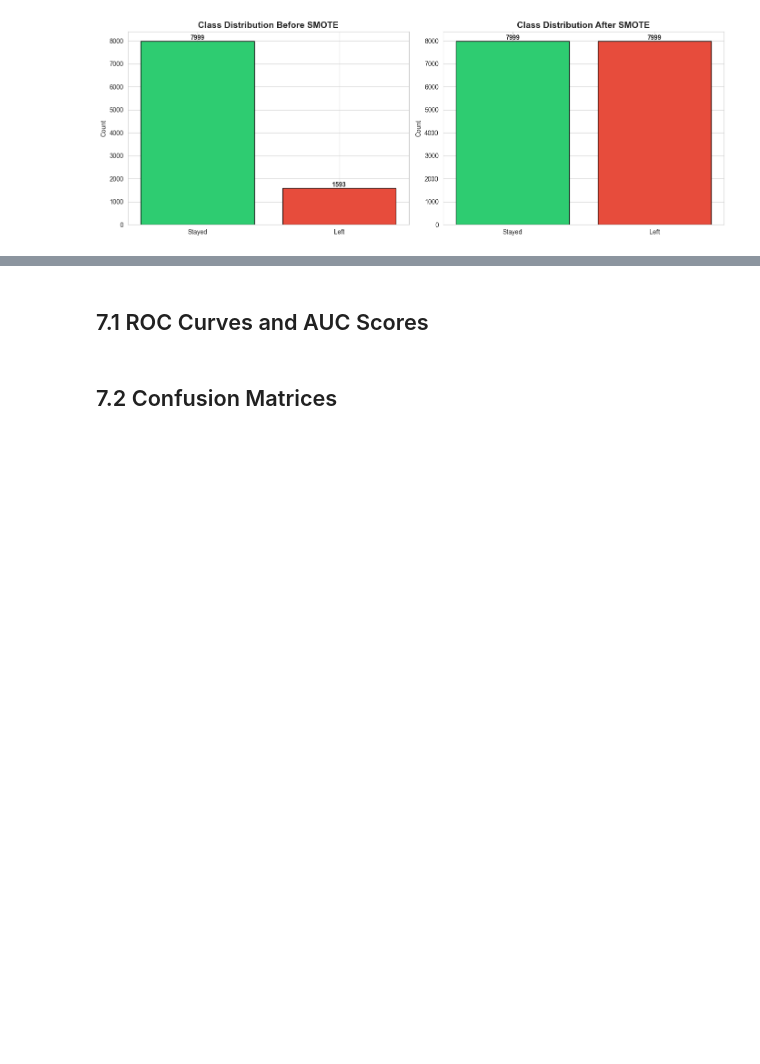
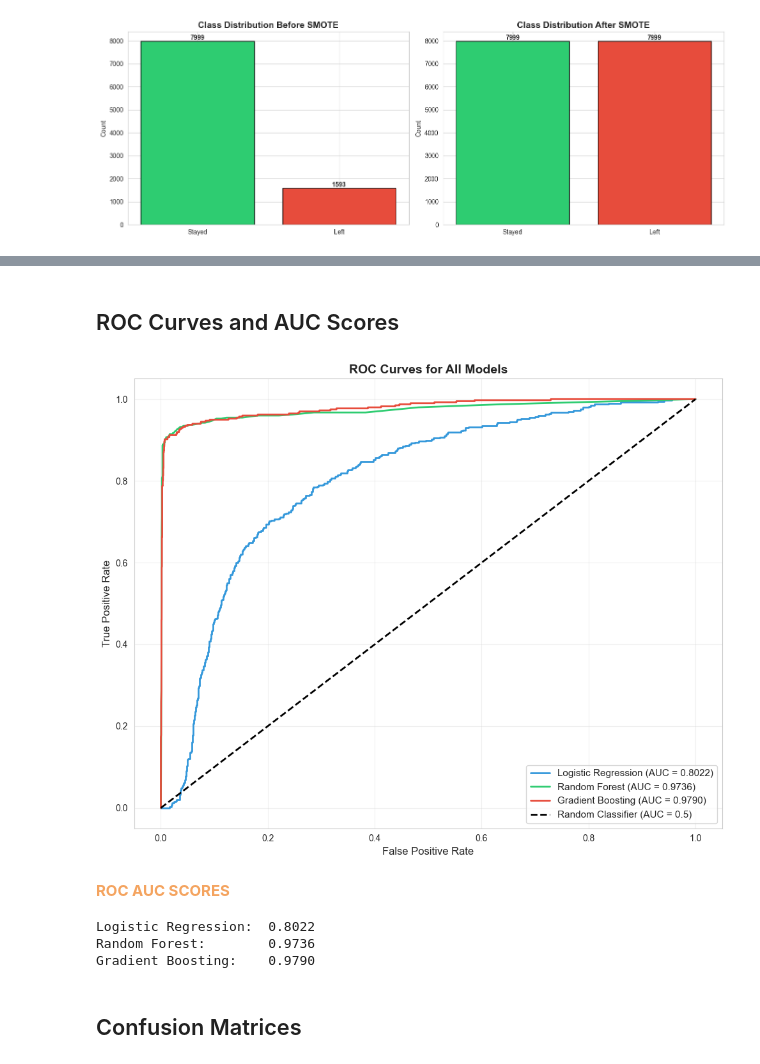
Before and after one commit to rlogwood/fs-rl-notebooks, a Jupyter notebook: assignments/unit3_machine_learning/Unit3_CourseEndProject/EmployeeTurnover.ipynb, the cells around one changed output, grey strips where cells are left out. Drawn from its saved outputs; the diff is of its cells as text; code cells hidden in the pictures; blank space fills up the shorter version.

```diff
--- a/assignments/unit3_machine_learning/Unit3_CourseEndProject/EmployeeTurnover.ipynb
+++ b/assignments/unit3_machine_learning/Unit3_CourseEndProject/EmployeeTurnover.ipynb
@@ -1663,39 +1739,43 @@ Comprehensive model evaluation using:
 # %% [markdown]
-## 7.1 ROC Curves and AUC Scores
+## ROC Curves and AUC Scores
 # %%
 # Calculate ROC AUC scores
 roc_auc_lr = roc_auc_score(y_test, y_pred_proba_lr)
 roc_auc_rf = roc_auc_score(y_test, y_pred_proba_rf)
 roc_auc_gb = roc_auc_score(y_test, y_pred_proba_gb)
 
 # Calculate ROC curves
 fpr_lr, tpr_lr, _ = roc_curve(y_test, y_pred_proba_lr)
 fpr_rf, tpr_rf, _ = roc_curve(y_test, y_pred_proba_rf)
 fpr_gb, tpr_gb, _ = roc_curve(y_test, y_pred_proba_gb)
 
 # Plot ROC curves
 plt.figure(figsize=(10, 8))
 plt.plot(fpr_lr, tpr_lr, label=f'Logistic Regression (AUC = {roc_auc_lr:.4f})', linewidth=2, color='#3498db')
 plt.plot(fpr_rf, tpr_rf, label=f'Random Forest (AUC = {roc_auc_rf:.4f})', linewidth=2, color='#2ecc71')
 plt.plot(fpr_gb, tpr_gb, label=f'Gradient Boosting (AUC = {roc_auc_gb:.4f})', linewidth=2, color='#e74c3c')
 plt.plot([0, 1], [0, 1], 'k--', label='Random Classifier (AUC = 0.5)', linewidth=2)
 
 plt.xlabel('False Positive Rate', fontsize=12)
 plt.ylabel('True Positive Rate', fontsize=12)
 plt.title('ROC Curves for All Models', fontsize=14, fontweight='bold')
 plt.legend(loc='lower right', fontsize=11)
 plt.grid(True, alpha=0.3)
 plt.tight_layout()
 plt.show()
 
-print("="*70)
-print("ROC AUC SCORES")
-print("="*70)
+tu.print_sub_heading("ROC AUC SCORES")
 print(f"Logistic Regression:  {roc_auc_lr:.4f}")
 print(f"Random Forest:        {roc_auc_rf:.4f}")
 print(f"Gradient Boosting:    {roc_auc_gb:.4f}")
+# %% [output]
+[figure, added]
+ROC AUC SCORES
+Logistic Regression:  0.8022
+Random Forest:        0.9736
+Gradient Boosting:    0.9790
 # %% [markdown]
-## 7.2 Confusion Matrices
+## Confusion Matrices
 # %%
 # Calculate confusion matrices
 cm_lr = confusion_matrix(y_test, y_pred_lr)
```
Also changed, not shown: parts of 55 cells of this notebook, 5 other files.
